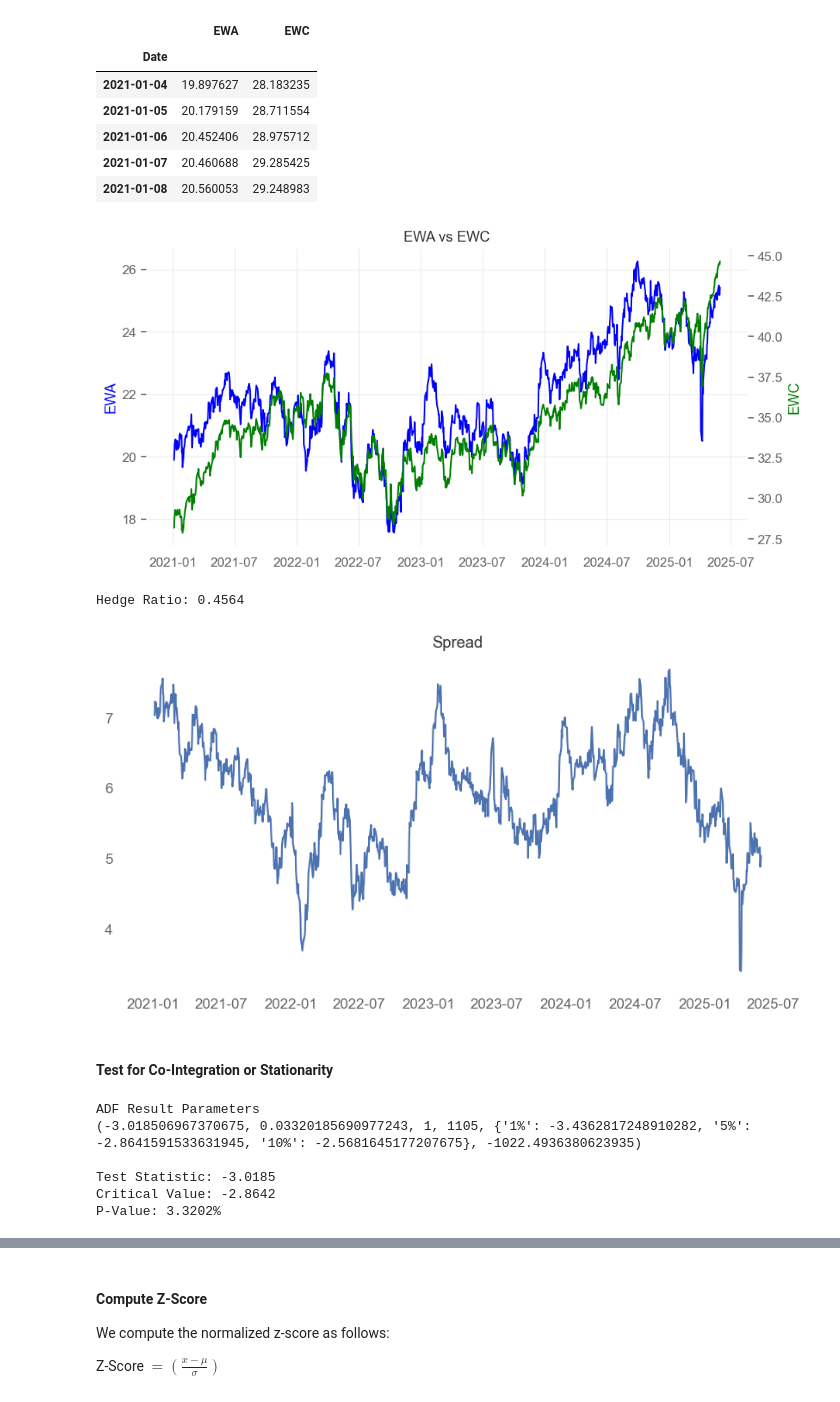
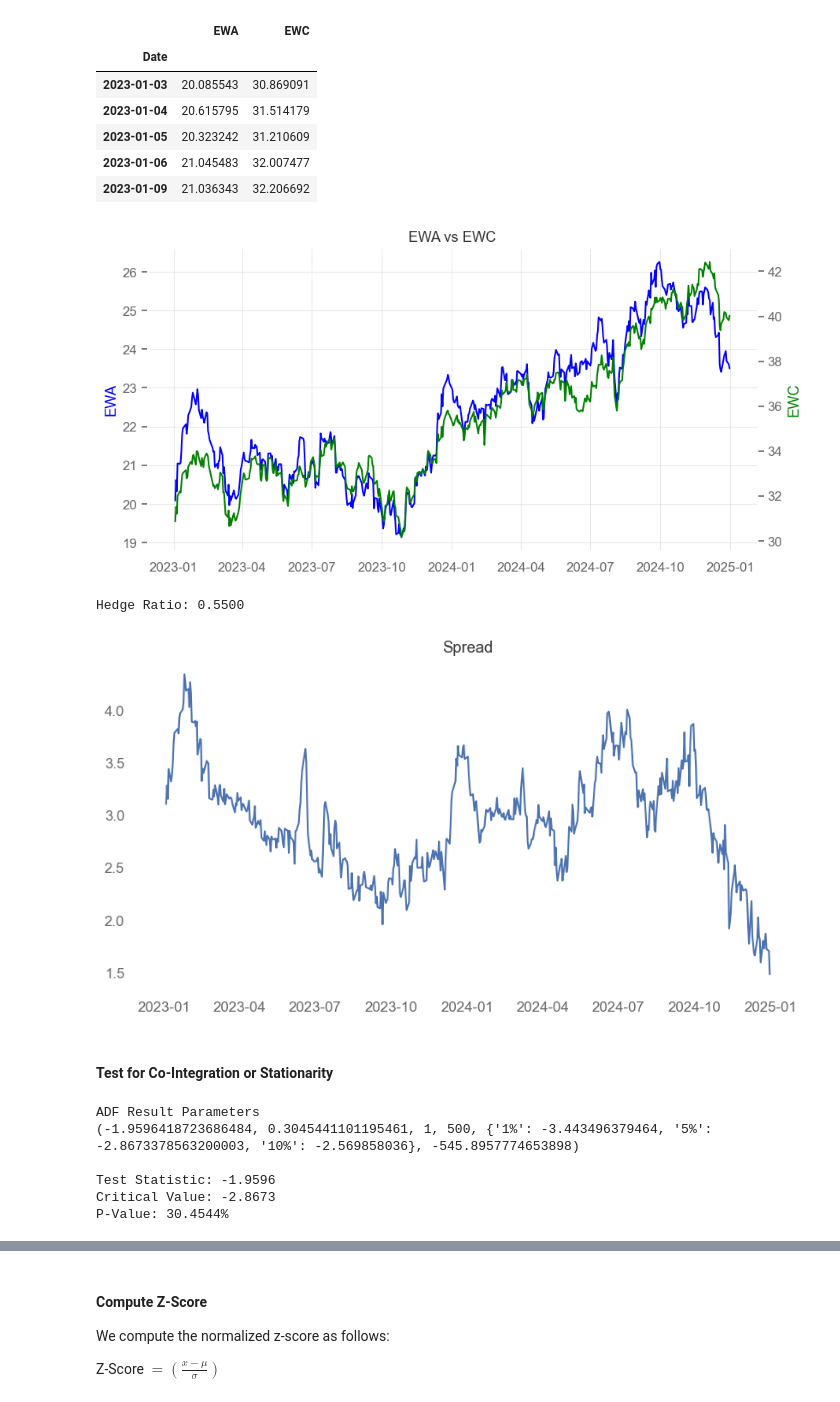
Before and after one commit to nburgessx/AlgoTrading, a Jupyter notebook: Examples/StatisticalArbitrage.ipynb, the cells around one changed output, grey strips where cells are left out. Drawn from its saved outputs; the diff is of its cells as text; code cells hidden in the pictures.

```diff
--- a/Examples/StatisticalArbitrage.ipynb
+++ b/Examples/StatisticalArbitrage.ipynb
@@ -25,39 +25,39 @@ import quantstats as qs
 # %%
 # Market Data
 
 # Yahoo Finance - Equity Pairs
 # ----------------------------------------
 # Code vs Pepsi:                ['KO', 'PEP']
 # Microsoft vs Google:          ['MSFT','GOOG']
 # Apple vs Amazon:              ['AAPL','AMZN']
 # Ford vs GM:                   ['F', 'GM']
 # United- vs Delta Air:         ['UAL', 'DAL']
 # Cisco vs Juniper:             ['CSCO', 'JNPR']
 # ExxonMibil vs Chevron:        ['XOM', 'CVX']
 # Australia vs Canada Equities: ['EWA', 'EWC']
 
 tickers = ['EWA', 'EWC']
 
-start = '2021-01-01'
-end= '2025-06-01'
+start = '2023-01-01'
+end= '2025-01-01'
 
 # Create DataFrame
 df = pd.DataFrame(columns=tickers)
 
 # Download Adjusted Close Prices from Yahoo Finance!
 df[tickers[0]] = yf.download(tickers[0], start, end, progress=False)['Close']
 df[tickers[1]] = yf.download(tickers[1], start, end, progress=False)['Close']
 
 # Display DataFrame
 df.head()
 # %% [output]
 |  | EWA | EWC |
 | Date |  |  |
-| 2021-01-04 | 19.897627 | 28.183235 |
-| 2021-01-05 | 20.179159 | 28.711554 |
-| 2021-01-06 | 20.452406 | 28.975712 |
-| 2021-01-07 | 20.460688 | 29.285425 |
-| 2021-01-08 | 20.560053 | 29.248983 |
+| 2023-01-03 | 20.085543 | 30.869091 |
+| 2023-01-04 | 20.615795 | 31.514179 |
+| 2023-01-05 | 20.323242 | 31.210609 |
+| 2023-01-06 | 21.045483 | 32.007477 |
+| 2023-01-09 | 21.036343 | 32.206692 |
 # %%
 # Plot Market Data
 fig, ax = plt.subplots(figsize=(10,5))
@@ -70,7 +70,7 @@ plt.grid()
 plt.title(f'{tickers[0]} vs {tickers[1]}')
 plt.show();
 # %% [output]
-[figure, old version]
+[figure, new version]
 # %%
 # Uncomment to Display Market Data
 #df.head()
@@ -92,7 +92,7 @@ result = sm.OLS(Y,X).fit()
 hedge_ratio = result.params[1]
 print(f'Hedge Ratio: {hedge_ratio:.4f}')
 # %% [output]
-Hedge Ratio: 0.4564
+Hedge Ratio: 0.5500
 # %%
 # Compute the Spread
 df['spread'] = Y - hedge_ratio * x
@@ -110,7 +110,7 @@ plt.grid()
 plt.title('Spread')
 plt.show();
 # %% [output]
-[figure, old version]
+[figure, new version]
 # %% [markdown]
 #### Test for Co-Integration or Stationarity
 # %%
@@ -133,11 +133,11 @@ print(f'Critical Value: {adf[4]["5%"]:.4f}')
 print(f'P-Value: {adf[1]*100:.4f}%')
 # %% [output]
 ADF Result Parameters
-(-3.018506967370675, 0.03320185690977243, 1, 1105, {'1%': -3.4362817248910282, '5%': -2.8641591533631945, '10%': -2.5681645177207675}, -1022.4936380623935)
+(-1.9596418723686484, 0.3045441101195461, 1, 500, {'1%': -3.443496379464, '5%': -2.8673378563200003, '10%': -2.569858036}, -545.8957774653898)
 
-Test Statistic: -3.0185
-Critical Value: -2.8642
-P-Value: 3.3202%
+Test Statistic: -1.9596
+Critical Value: -2.8673
+P-Value: 30.4544%
 # %%
 # Method to Print Stationarity Result
 def is_stationary(p_value):
```
Also changed, not shown: parts of 6 cells of this notebook.
